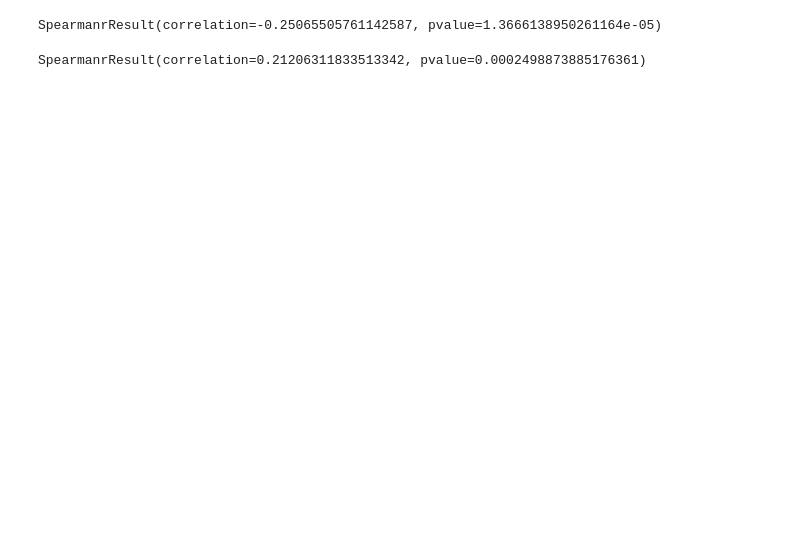
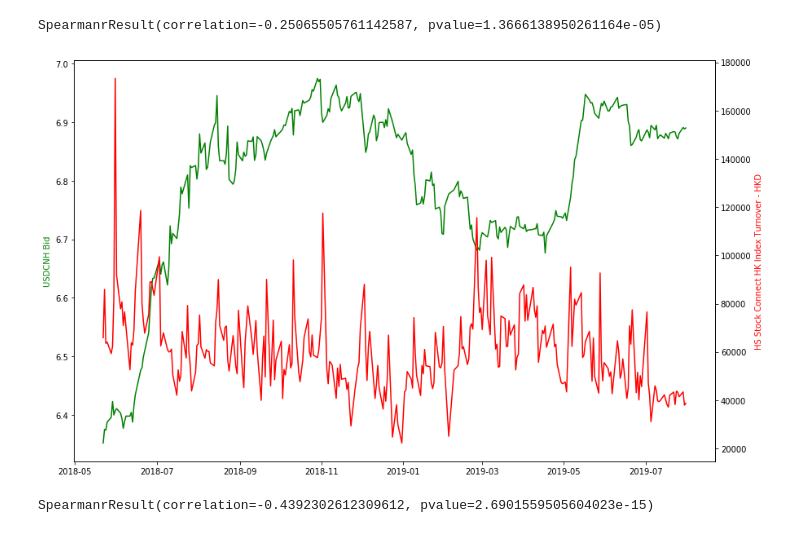
Before and after one commit to Tommy0314/github-example, a Jupyter notebook: Capstone Project.ipynb, the cells around one changed output. Drawn from its saved outputs; the diff is of its cells as text; code cells hidden in the pictures; blank space fills up the shorter version.

```diff
--- a/Capstone Project.ipynb
+++ b/Capstone Project.ipynb
@@ -167,9 +169,25 @@ percentHKCorrr = spearmanr(HKFX['Bid%Chg'], HKindex['%Chg'])
 percentHKCorrr
 # %% [output]
 SpearmanrResult(correlation=-0.25065505761142587, pvalue=1.3666138950261164e-05)
+# %%
+#plot the chart to show the
+df = pd.concat([HKFX['Exchange Date'],HKFX['Bid'], HKindex['Turnover - HKD']], axis = 1, join = 'inner')
+fig, ax1 = plt.subplots()
+
+ax1.plot(HKFX['Exchange Date'],  HKFX['Bid'], color='g')
+ax1.set_ylabel('USDCNH Bid', color='g')
+ax2 = ax1.twinx()  # instantiate a second axes that shares the same x-axis
+
+ax2.plot(HKFX['Exchange Date'], HKindex['Turnover - HKD'], color='r')
+ax2.set_ylabel('HS Stock Connect HK Index Turnover - HKD', color='r')
+fig.tight_layout()  # otherwise the right y-label is slightly clipped
+fig.set_size_inches(15, 8)
+plt.show()
+# %% [output]
+[figure, added]
 # %%
-#Spearman Correlaton between GBA index 'RefreshRate' and USDCNH FX 'Turnover - HKD' ---- Volume
-volHKCorrr = spearmanr(HKFX['RefreshRate'], HKindex['Turnover - HKD'])
+#Spearman Correlaton between GBA index 'Bid' and USDCNH FX 'Turnover - HKD' ---- Volume
+volHKCorrr = spearmanr(HKFX['Bid'], HKindex['Turnover - HKD'])
 volHKCorrr
 # %% [output]
-SpearmanrResult(correlation=0.21206311833513342, pvalue=0.0002498873885176361)
+SpearmanrResult(correlation=-0.4392302612309612, pvalue=2.6901559505604023e-15)
```
Also changed, not shown: parts of 9 cells of this notebook.
